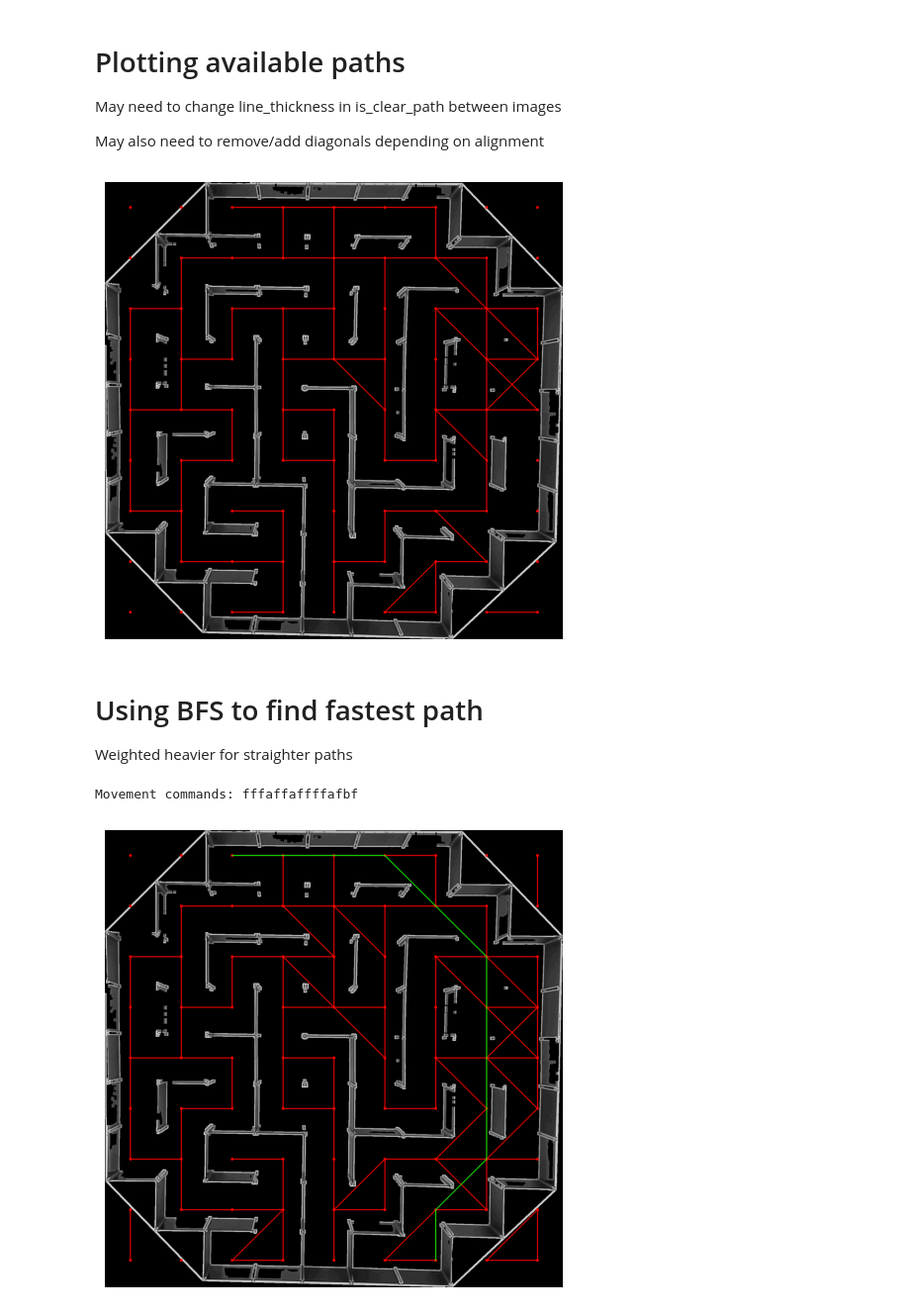
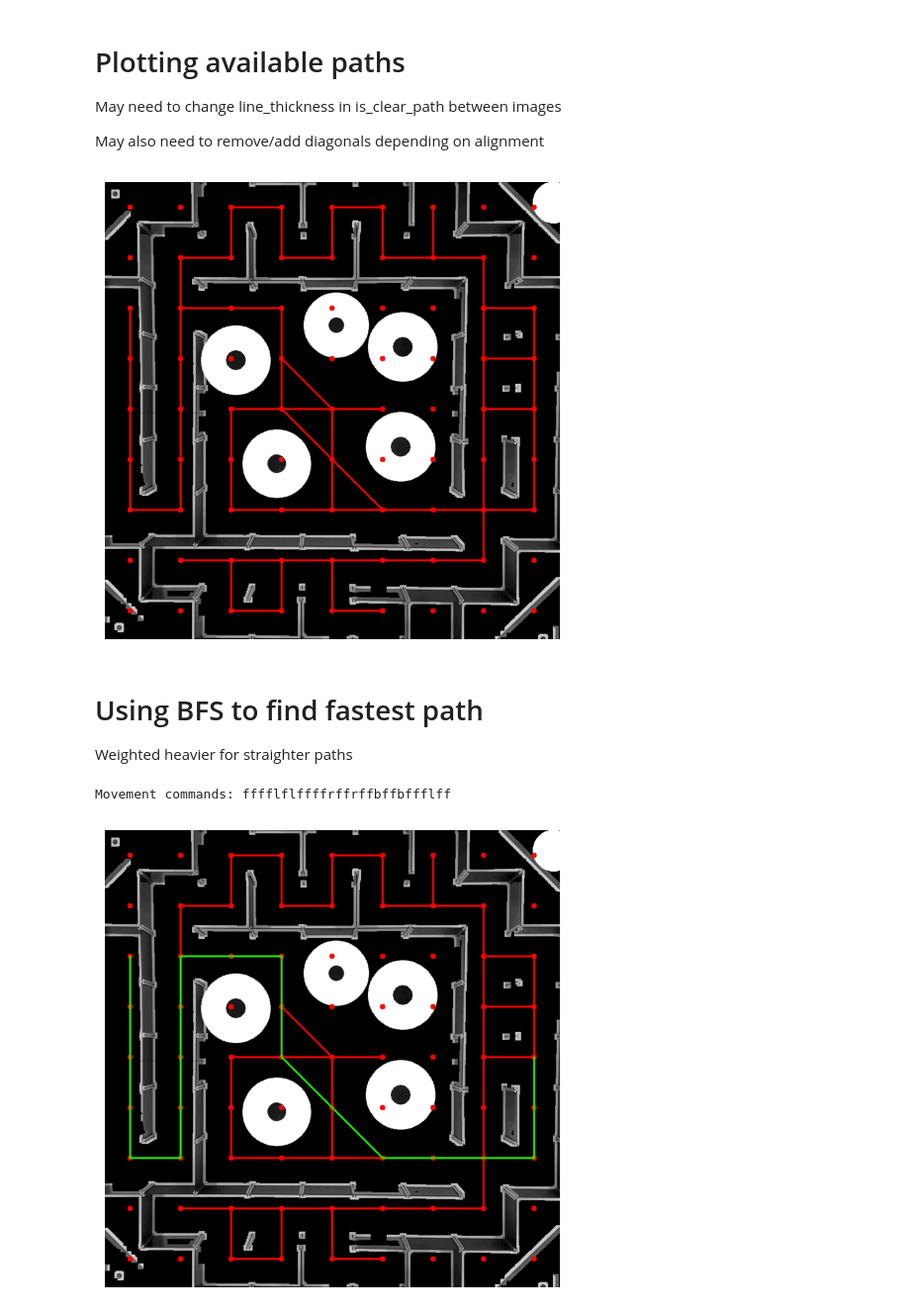
Before and after one commit to paul-fc101/Pentabots, a Jupyter notebook: 4.2_Path_Planning/Continuous_PP.ipynb, the cells around one changed output. Shown at 99% size. Saved outputs shown, nothing was run; the diff lists cells and outputs as text; code cells hidden in the pictures.

```diff
--- a/4.2_Path_Planning/Continuous_PP.ipynb
+++ b/4.2_Path_Planning/Continuous_PP.ipynb
@@ -12,15 +12,23 @@ random.seed(42)
 # %% [markdown]
 # Image Processing
 # %%
-img = cv2.imread("Micromouse_continuous_2.jpg")
+img = cv2.imread("maze7.jpg")
 gray = cv2.cvtColor(img, cv2.COLOR_BGR2GRAY)
 blur = cv2.GaussianBlur(gray, (5, 5), 0)
-_, thresh = cv2.threshold(blur, 150, 255, cv2.THRESH_BINARY)
+_, thresh = cv2.threshold(blur, 140, 200, cv2.THRESH_BINARY)
 _, contours, _ = cv2.findContours(thresh, cv2.RETR_EXTERNAL, cv2.CHAIN_APPROX_SIMPLE)
 largest_contour = max(contours, key=cv2.contourArea)
 x, y, w, h = cv2.boundingRect(largest_contour)
 cropped = img[y:y+h, x:x+w]
 
+plt.figure(figsize=(10, 5))
+
+plt.subplot(1, 2, 1)
+plt.imshow(cv2.cvtColor(img, cv2.COLOR_BGR2RGB))
+plt.title('Original Image')
+
+plt.subplot(1, 2, 2)
 plt.imshow(cv2.cvtColor(cropped, cv2.COLOR_BGR2RGB))
+plt.title('Black & White Image with Pronounced Lines')
 plt.show()
 # %% [output]
@@ -31,8 +39,8 @@ plt.show()
 image = cropped.copy()
 hsv = cv2.cvtColor(image, cv2.COLOR_BGR2HSV)
 
-lower_blue = np.array([80, 50, 50])
-upper_blue = np.array([140, 255, 255])
+lower_blue = np.array([80, 80, 80])
+upper_blue = np.array([120, 200, 200])
 mask = cv2.inRange(hsv, lower_blue, upper_blue)
 
 kernel = np.ones((5, 5), np.uint8)
@@ -59,5 +67,5 @@ final_cropped = polygon_cropped[y:y+h, x:x+w]
 plt.imshow(cv2.cvtColor(final_cropped, cv2.COLOR_BGR2RGB))
 plt.show()
 
-cv2.imwrite("maze_polygon_crop.jpg", final_cropped)
+# cv2.imwrite("maze_polygon_crop.jpg", final_cropped)
 # %% [output]
@@ -66,7 +73,7 @@ True
 # %% [markdown]
 # Black and White mask for more accurate trajectory plotting
 # %%
-gray_image = cv2.cvtColor(final_cropped.copy(), cv2.COLOR_BGR2GRAY)
+gray_image = cv2.cvtColor(cropped.copy(), cv2.COLOR_BGR2GRAY)
 
 _, mask = cv2.threshold(gray_image, 70, 250, cv2.THRESH_BINARY_INV)
 
@@ -78,12 +85,12 @@ black_white_image = cv2.bitwise_and(gray_image, dilated_mask)
 plt.figure(figsize=(10, 5))
 
 plt.subplot(1, 2, 1)
-plt.imshow(cv2.cvtColor(final_cropped, cv2.COLOR_BGR2RGB))
+plt.imshow(cv2.cvtColor(cropped, cv2.COLOR_BGR2RGB))
 plt.title('Original Image')
 
 plt.subplot(1, 2, 2)
 plt.imshow(black_white_image, cmap='gray')
-cv2.imwrite('black_white_image.jpg', black_white_image)
+# cv2.imwrite('black_white_image.jpg', black_white_image)
 plt.title('Black & White Image with Pronounced Lines')
 
 plt.show()
@@ -96,15 +137,15 @@ May need to change line_thickness in is_clear_path between images
 May also need to remove/add diagonals depending on alignment
 # %%
 def is_clear_path(x1, y1, x2, y2):
-    line_thickness = 5 # may need changing - 5 is normal for no circles
-    line_mask = np.zeros_like(black_white_image)
+    line_thickness = 20 # may need changing - 5 is normal for no circles
+    line_mask = np.zeros_like(output_img)
     cv2.line(line_mask, (x1, y1), (x2, y2), 255, line_thickness)
-    line_pixels = cv2.bitwise_and(black_white_image, black_white_image, mask=line_mask)
+    line_pixels = cv2.bitwise_and(output_img, output_img, mask=line_mask)
     return np.all(line_pixels == 0)
 
-img_bgr = cv2.cvtColor(black_white_image, cv2.COLOR_GRAY2BGR)
+img_bgr = cv2.cvtColor(output_img, cv2.COLOR_GRAY2BGR)
 
-height, width = black_white_image.shape
+height, width = output_img.shape
 
 rows, cols = 9, 9
 cols_b4_cols = 9
@@ -173,12 +214,15 @@ plt.imshow(cv2.cvtColor(img_bgr, cv2.COLOR_BGR2RGB))
 plt.axis('off')
 plt.show()
 # %% [output]
-[figure, old version]
+[figure, new version]
 # %% [markdown]
 # Using BFS to find fastest path
 
 Weighted heavier for straighter paths
 # %%
+start = nodes[2][0]  # Top-left corner
+goal = nodes[4][8]  # Top-right corner
+
 def bfs_path(start, goal, neighbors):
     queue = deque([start])
     visited = set([start])
@@ -327,35 +371,32 @@ def convert_path_to_commands(path):
 
     for i in range(1, len(path)):
         next_direction = get_direction(path[i - 1], path[i])
         if current_direction != next_direction:
             commands += direction_to_command(current_direction, next_direction)
         commands += 'f'  # Add a forward movement after each turn or straight path
         current_direction = next_direction
 
     return commands
 
-start = nodes[0][2]  # Top-left corner
-goal = nodes[8][6]  # Top-right corner
-
 path = bfs_path(start, goal, neighbors)
 
 if path:
     for i in range(len(path) - 1):
         cv2.line(img_bgr, path[i], path[i + 1], (0, 255, 0), 2, lineType=cv2.LINE_AA)
 else:
     print("No valid path found.")
 
 # Convert the path to movement commands
 if path:
     movement_commands = convert_path_to_commands(path)
     print(f"Movement commands: {movement_commands}")
 else:
     print("No valid path found.")
 
 plt.figure(figsize=(10, 6))
 plt.imshow(cv2.cvtColor(img_bgr, cv2.COLOR_BGR2RGB))
 plt.axis('off')
 plt.show()
 # %% [output]
-Movement commands: fffaffaffffafbf
+Movement commands: fffflflffffrffrffbffbffflff
-[figure, old version]
+[figure, new version]
```
Also changed, not shown: parts of 4 cells of this notebook, 5 other files.
